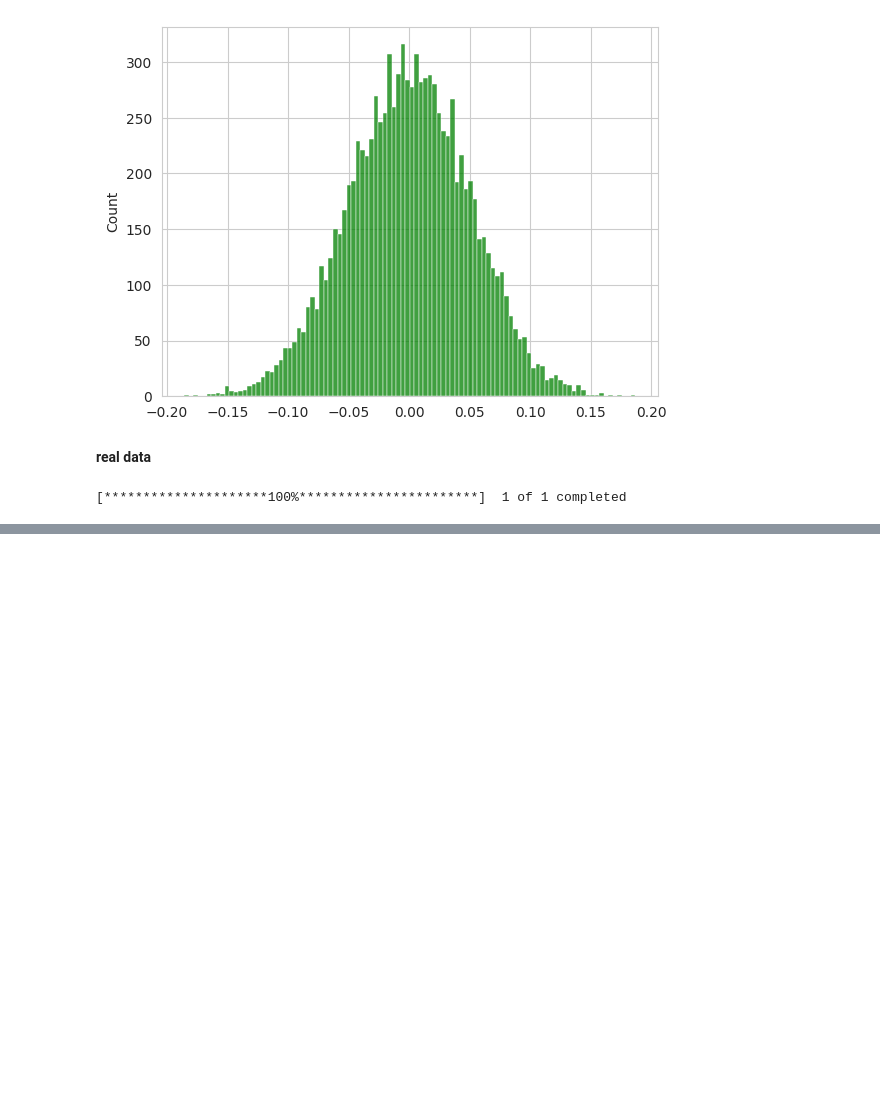
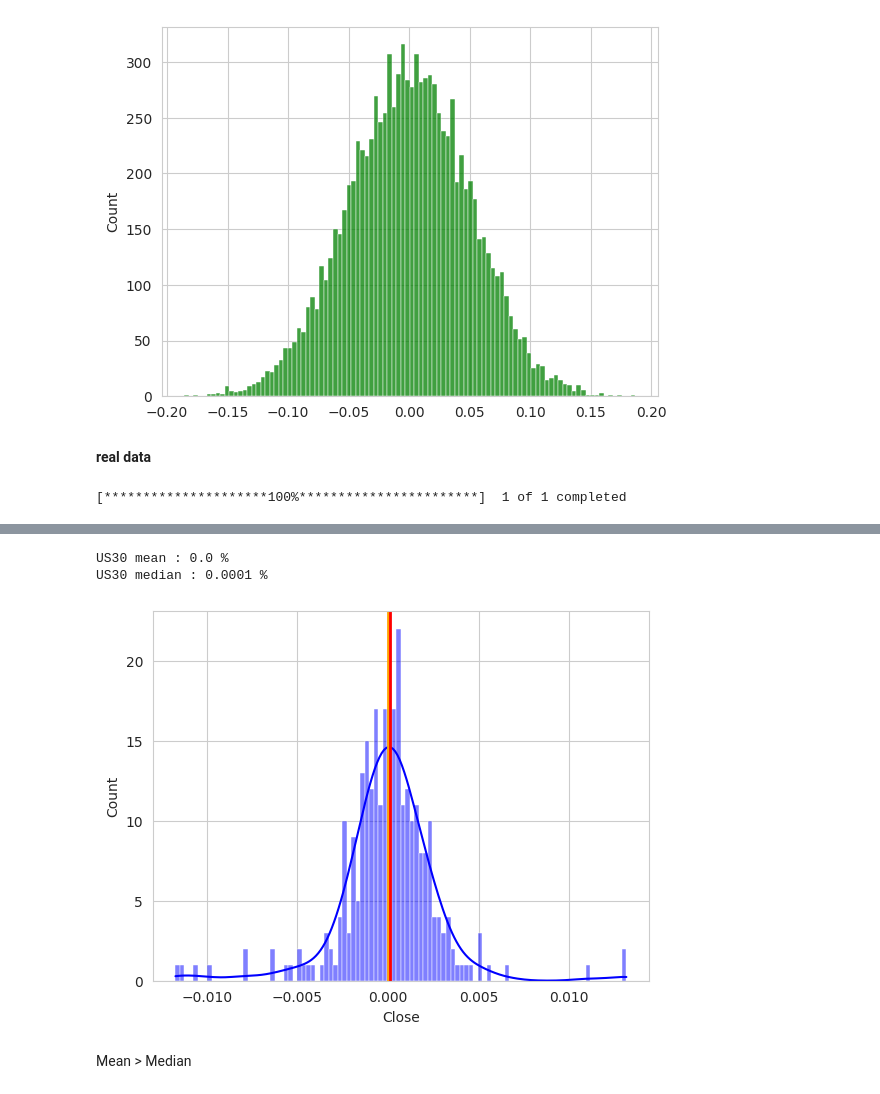
Before and after one commit to astrrr/quant-lab, a Jupyter notebook: lab_py_fin_distribution.ipynb, the cells around one changed output, grey strips where cells are left out. Drawn from its saved outputs; the diff is of its cells as text; code cells hidden in the pictures; blank space fills up the shorter version.

```diff
--- a/lab_py_fin_distribution.ipynb
+++ b/lab_py_fin_distribution.ipynb
@@ -85,0 +115,12 @@ df_pct.shape
+# %%
+sns.histplot(df_pct, bins=100, color='blue', kde=True)
+plt.axvline(np.mean(df_pct), color='Orange', linewidth=2)
+plt.axvline(np.median(df_pct), color='Red', linewidth=2)
+print(f'US30 mean : {np.round(np.mean(df_pct), 4)} %')
+print(f'US30 median : {np.round(np.median(df_pct), 4)} %')
+# %% [output]
+US30 mean : 0.0 %
+US30 median : 0.0001 %
+[figure, added]
+# %% [markdown]
+Mean > Median
```
Also changed, not shown: parts of 33 cells of this notebook.
